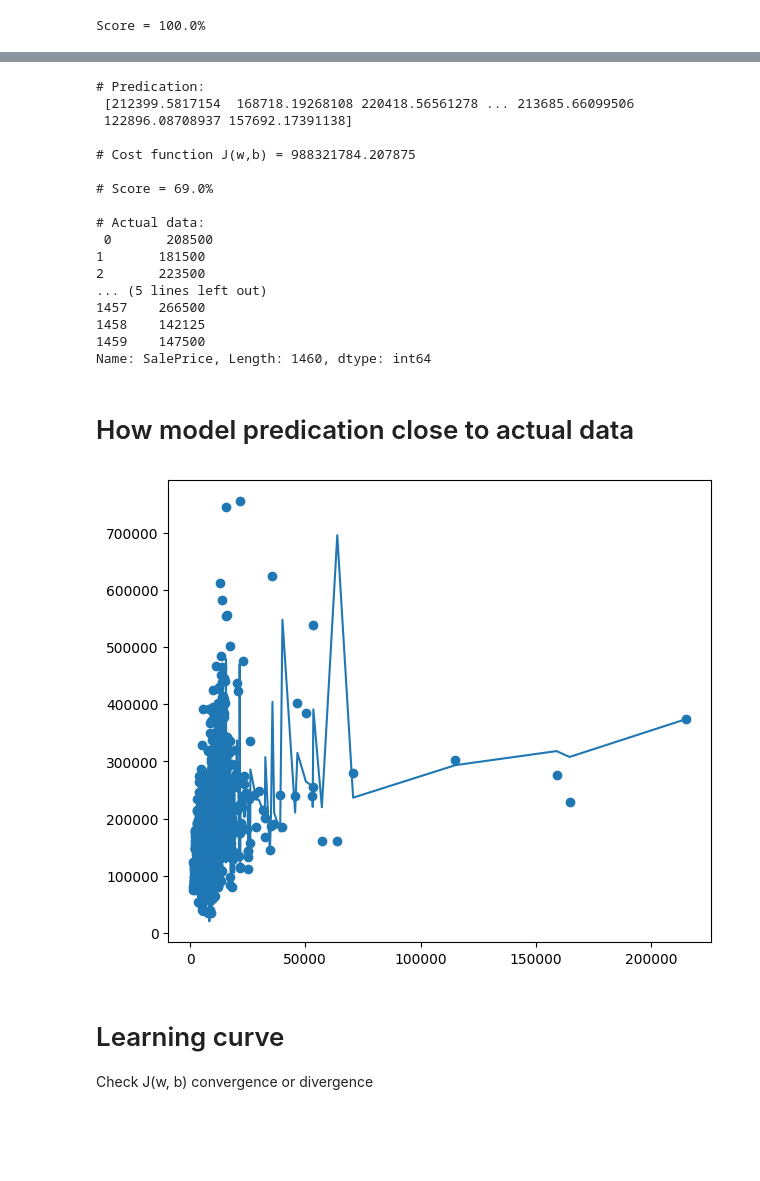
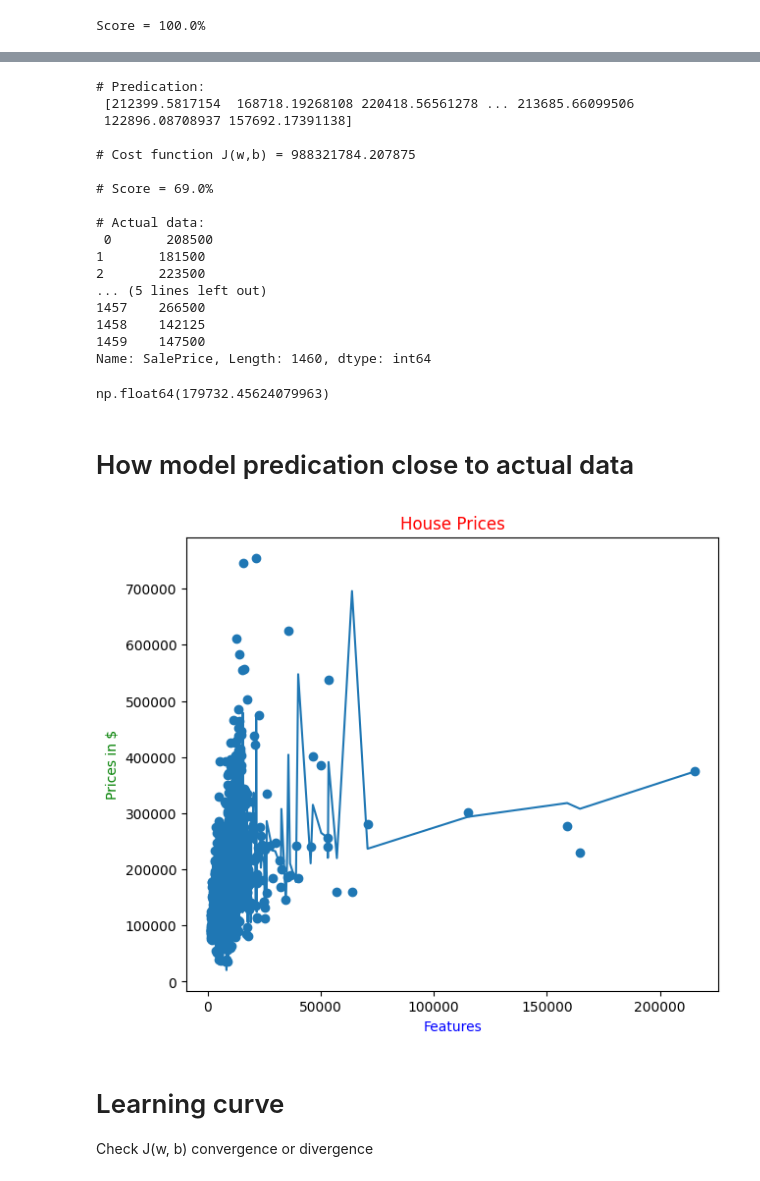
Before and after one commit to CoderAalok/Python_Libraries, a Jupyter notebook: Scikit Learn/Linear_Regression_model.ipynb, the cells around one changed output, grey strips where cells are left out. Drawn from its saved outputs; the diff is of its cells as text; code cells hidden in the pictures; blank space fills up the shorter version.

```diff
--- a/Scikit Learn/Linear_Regression_model.ipynb
+++ b/Scikit Learn/Linear_Regression_model.ipynb
@@ -107,8 +107,9 @@ class ScratchLinearRegression:
             self.w -= lr * dw
             self.b -= lr * db
 
-            # calculate loss
-            loss = np.mean(error ** 2)
+            # calculate loss function / MSE(Mean Square Error)
+            # loss = np.mean(error ** 2)
+            loss = (1 / m ) * np.sum(error**2)
             self.loss_history.append(loss)
 
         # return loss history
@@ -155,6 +156,16 @@ class ScratchLinearRegression:
         R2 = 1 - (residual / total)
 
         return R2
+
+    def coff_(self):
+        if self.w is None:
+            raise RuntimeError('Call fit() before predict()')
+        return self.w
+
+    def intercept_(self):
+        if self.b == 0.0:
+            raise RuntimeError('Call fit() before predict()')
+        return self.b
 # %% [markdown]
 # Demonstrate score
 # %%
@@ -216,18 +209,20 @@ y_hat = model.predict(X)
 
 # # cost function(J(w,b))
 m = len(X)
-# J = (1 / (2 * m)) * np.sum((y_hat - y)**2)
-J = (0.5 / m) * np.sum((y_hat - y)**2)
+J = (1 / (2 * m)) * np.sum((y_hat - y)**2)
+# J = (0.5 / m) * np.sum((y_hat - y)**2)
 
-# # check how well our model accuratly predict is compared to just gussing/dumb baseline(repetitively mean/avgerage value predict of actual data)
-R = model.score(X, y)
-
+# # check how close our model predicts actual data (y) compared to just gussing/dumb baseline that always predicts mean of y
+R2 = model.score(X, y)
 
 # # outputs
 print(f"# Predication:\n {y_hat}")
 print(f"\n# Cost function J(w,b) = {J}")
-print(f"\n# Score = {np.round(R*100)}%")
+print(f"\n# Score = {np.round(R2*100)}%")
 print(f"\n# Actual data:\n {y}")
+
+model.coff_()
+model.intercept_()
 # %% [output]
 # Predication:
  [212399.5817154  168718.19268108 220418.56561278 ... 213685.66099506
@@ -246,24 +241,30 @@ print(f"\n# Actual data:\n {y}")
 1458    142125
 1459    147500
 Name: SalePrice, Length: 1460, dtype: int64
+np.float64(179732.45624079963)
 # %% [markdown]
 # How model predication close to actual data
 # %%
 i = np.argsort(X["LotArea"])
 X_sort = X['LotArea'][i]
 y_sort = y[i]
 y_hat_sort = y_hat[i]
 
 fig, ax = plt.subplots(figsize=(7,6))
+
 # Actual data
 ax.scatter(X['LotArea'], y)
-
-# predicated data
+# striaght line fitting on data
 ax.plot(X_sort, y_hat_sort)
 
+ax.set_title('House Prices', color='r')
+
+ax.set_xlabel('Features', color='b')
+ax.set_ylabel('Prices in $', color='g')
+
 plt.show()
 # %% [output]
-[figure, old version]
+[figure, new version]
 # %% [markdown]
 # Learning curve
 Check J(w, b) convergence or divergence
```
Also changed, not shown: parts of 5 cells of this notebook.
